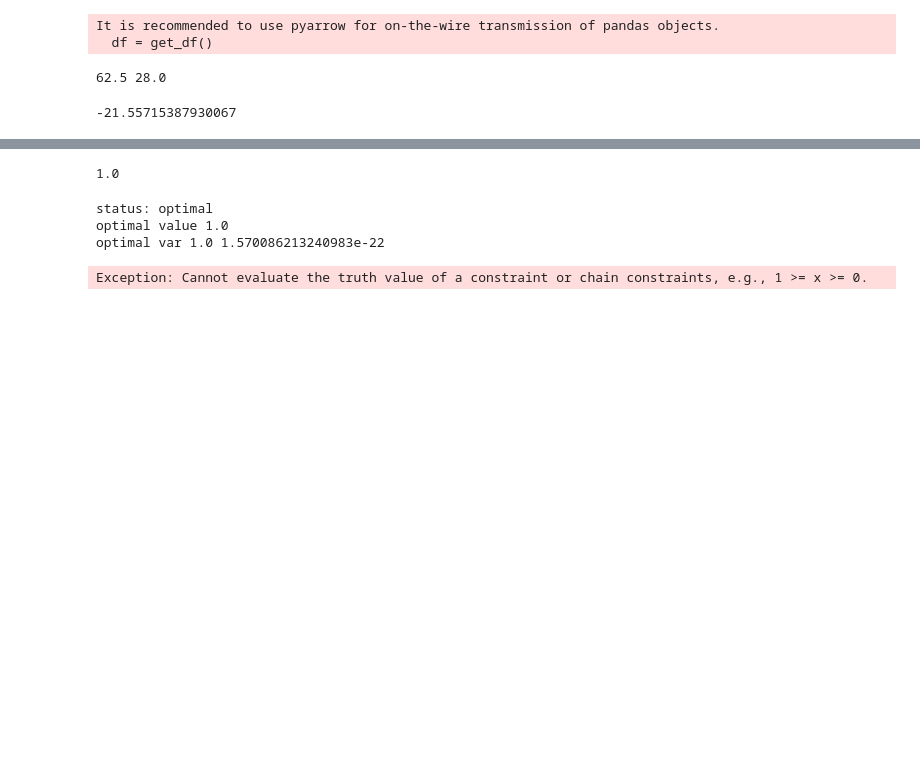
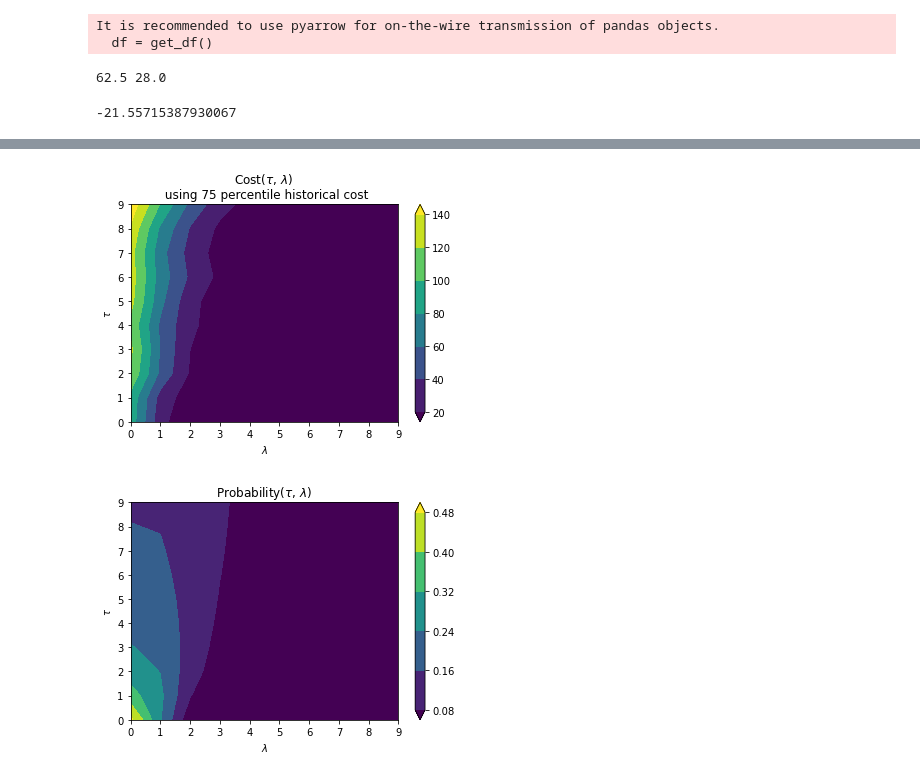
Before and after one commit to datasci-info/stock_path_tracker, a Jupyter notebook: analysis.ipynb, the cells around one changed output, grey strips where cells are left out. Saved outputs shown, nothing was run; the diff lists cells and outputs as text; code cells hidden in the pictures; blank space fills up the shorter version.

```diff
--- a/analysis.ipynb
+++ b/analysis.ipynb
@@ -481,48 +195,0 @@ var134 @ [[5.04934211e-01 2.46710526e-01 2.22039474e-02 0.00000000e+00
-# %%
-import cvxpy as cp
-
-# Create two scalar optimization variables.
-x = cp.Variable()
-y = cp.Variable()
-
-# Create two constraints.
-constraints = [x + y == 1,
-               x - y >= 1]
-
-# Form objective.
-obj = cp.Minimize((x - y)**2)
-
-# Form and solve problem.
-prob = cp.Problem(obj, constraints)
-prob.solve()  # Returns the optimal value.
-print("status:", prob.status)
-print("optimal value", prob.value)
-print("optimal var", x.value, y.value)
-# %% [output]
-1.0
-status: optimal
-optimal value 1.0
-optimal var 1.0 1.570086213240983e-22
-# %%
-import cvxpy as cp
-
-# Create two scalar optimization variables.
-var_lambda = cp.Variable()
-var_tau = cp.Variable()
-
-# Create two constraints.
-constraints = [var_lambda >= 0,
-               var_tau <= 9]
-
-# Form objective.
-obj = cp.Maximize(optimize(var_lambda, var_tau, df_cost, prob_delta_cell))
-
-# Form and solve problem.
-prob = cp.Problem(obj, constraints)
-print(prob.is_dcp())
-prob.solve()  # Returns the optimal value.
-print("status:", prob.status)
-print("optimal value", prob.value)
-print("optimal var", x.value, y.value)
-# %% [output]
-Exception: Cannot evaluate the truth value of a constraint or chain constraints, e.g., 1 >= x >= 0.
@@ -528,0 +198,27 @@ Exception: Cannot evaluate the truth value of a constraint or chain constraints,
+# %%
+df_cost = get_cost(df, cutoff_cost)
+df_cost = df_cost[df_cost.lambd.map(lambda x: x.is_integer())]
+COST = df_cost.query(f'(d2m<{n_tau}) and (0 <= lambd < {n_lambd})').pivot(index='d2m', columns='lambd', values='opt_price').to_numpy()
+# %%
+ax_cost = plt.figure().gca()
+cs_cost = ax_cost.contourf(COST, extend='both')
+ax_cost.xaxis.set_major_locator(MaxNLocator(integer=True))
+plt.colorbar(cs_cost)
+# plt.xticks()
+plt.xlabel('$\lambda$')
+plt.ylabel('$\\tau$')
+plt.title('Cost($\\tau$, $\lambda$) \n using 75 percentile historical cost')
+plt.show()
+
+# prob
+ax_prob = plt.figure().gca()
+cs_prob = ax_prob.contourf(PROB, extend='both')
+ax_prob.xaxis.set_major_locator(MaxNLocator(integer=True))
+plt.colorbar(cs_prob)
+plt.xlabel('$\lambda$')
+plt.ylabel('$\\tau$')
+plt.title('Probability($\\tau$, $\lambda$)')
+plt.show()
+# %% [output]
+[figure, added]
+[figure, added]
```
Also changed, not shown: parts of 44 cells of this notebook, 2 other files.
